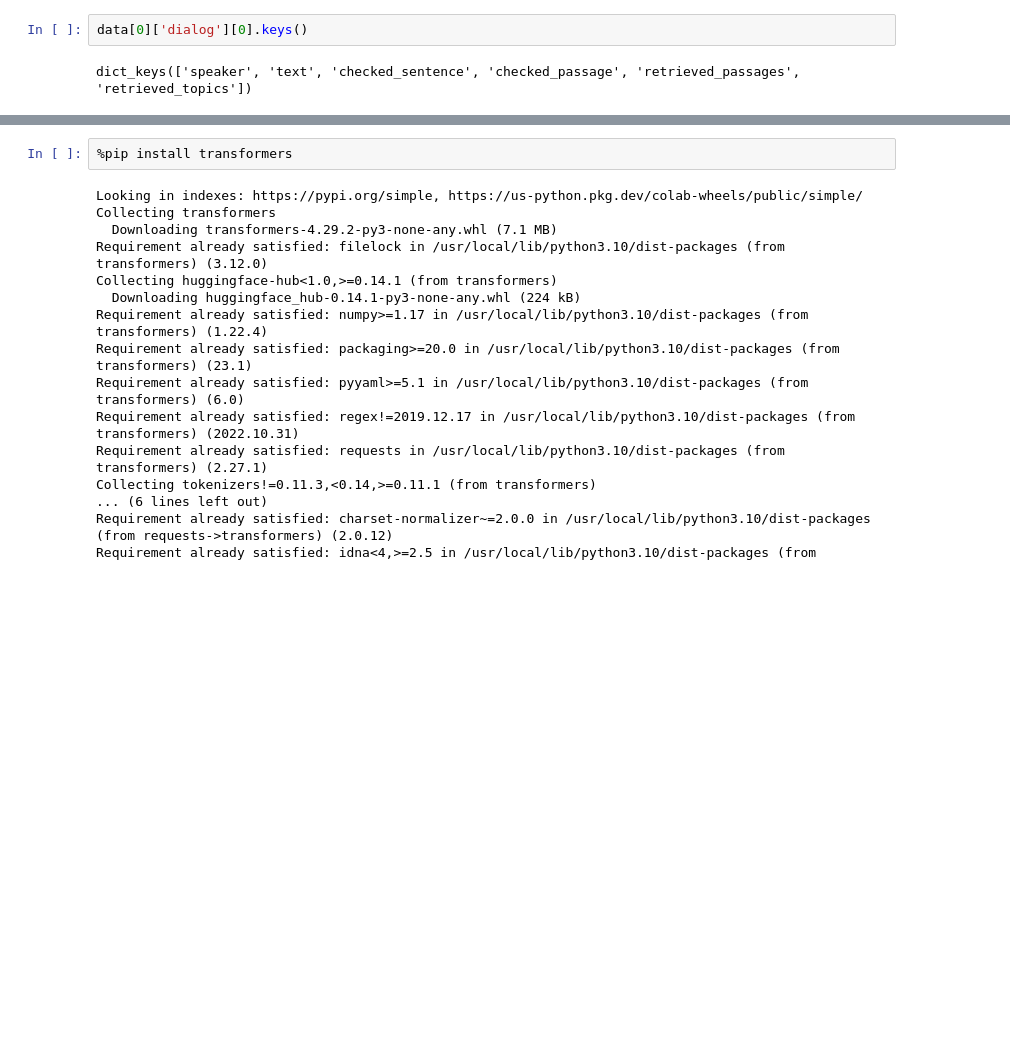
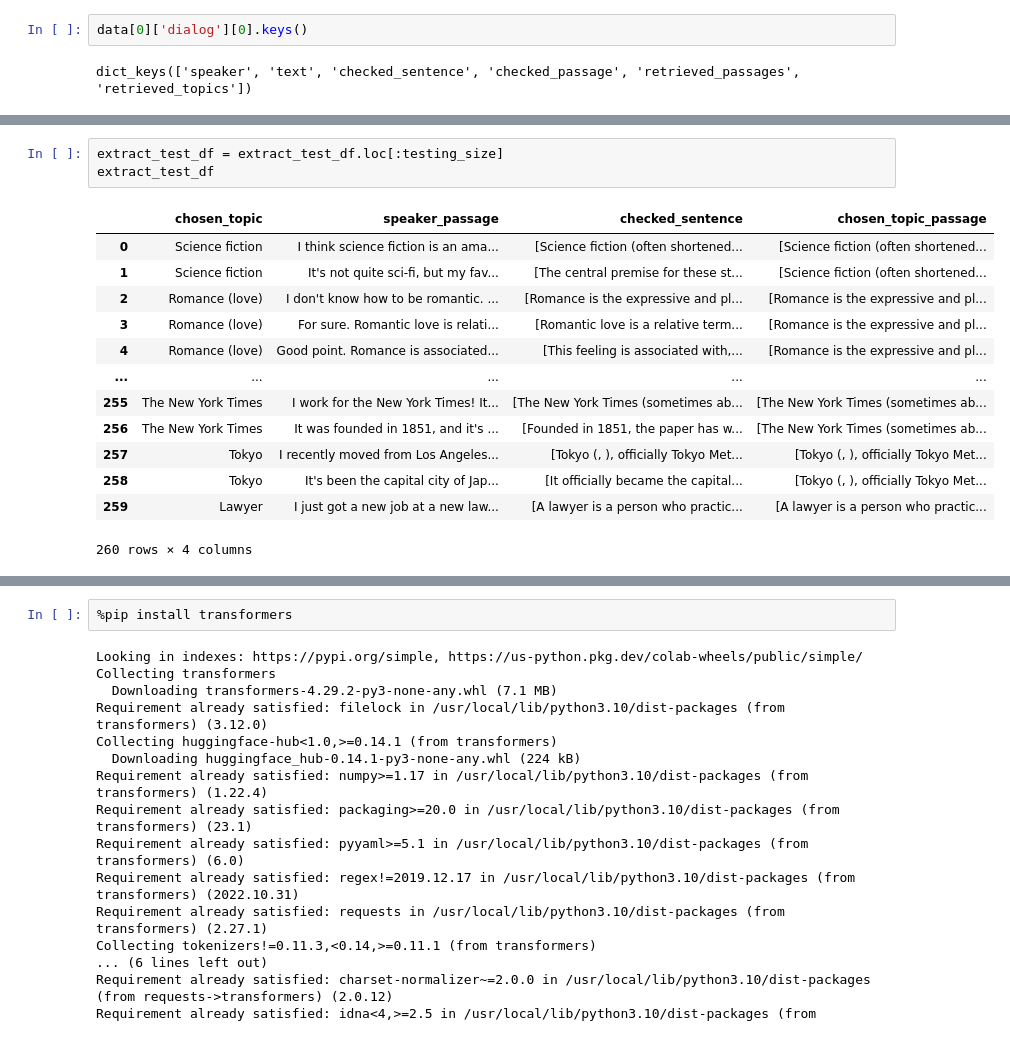
Before and after one commit to adamzki99/nlp-zlatan, a Jupyter notebook: nlp_zlatan.ipynb, the cells around one changed output, grey strips where cells are left out. Cells and saved outputs as stored; diff of their text form; blank space fills up the shorter version.

```diff
--- a/nlp_zlatan.ipynb
+++ b/nlp_zlatan.ipynb
@@ -73,0 +130,17 @@ extact_df
+# %%
+extract_test_df = extract_test_df.loc[:testing_size]
+extract_test_df
+# %% [output]
+|  | chosen_topic | speaker_passage | checked_sentence | chosen_topic_passage |
+| 0 | Science fiction | I think science fiction is an ama... | [Science fiction (often shortened... | [Science fiction (often shortened... |
+| 1 | Science fiction | It's not quite sci-fi, but my fav... | [The central premise for these st... | [Science fiction (often shortened... |
+| 2 | Romance (love) | I don't know how to be romantic. ... | [Romance is the expressive and pl... | [Romance is the expressive and pl... |
+| 3 | Romance (love) | For sure. Romantic love is relati... | [Romantic love is a relative term... | [Romance is the expressive and pl... |
+| 4 | Romance (love) | Good point. Romance is associated... | [This feeling is associated with,... | [Romance is the expressive and pl... |
+| ... | ... | ... | ... | ... |
+| 255 | The New York Times | I work for the New York Times! It... | [The New York Times (sometimes ab... | [The New York Times (sometimes ab... |
+| 256 | The New York Times | It was founded in 1851, and it's ... | [Founded in 1851, the paper has w... | [The New York Times (sometimes ab... |
+| 257 | Tokyo | I recently moved from Los Angeles... | [Tokyo (, ), officially Tokyo Met... | [Tokyo (, ), officially Tokyo Met... |
+| 258 | Tokyo | It's been the capital city of Jap... | [It officially became the capital... | [Tokyo (, ), officially Tokyo Met... |
+| 259 | Lawyer | I just got a new job at a new law... | [A lawyer is a person who practic... | [A lawyer is a person who practic... |
+260 rows × 4 columns
```
Also changed, not shown: parts of 47 cells of this notebook.
